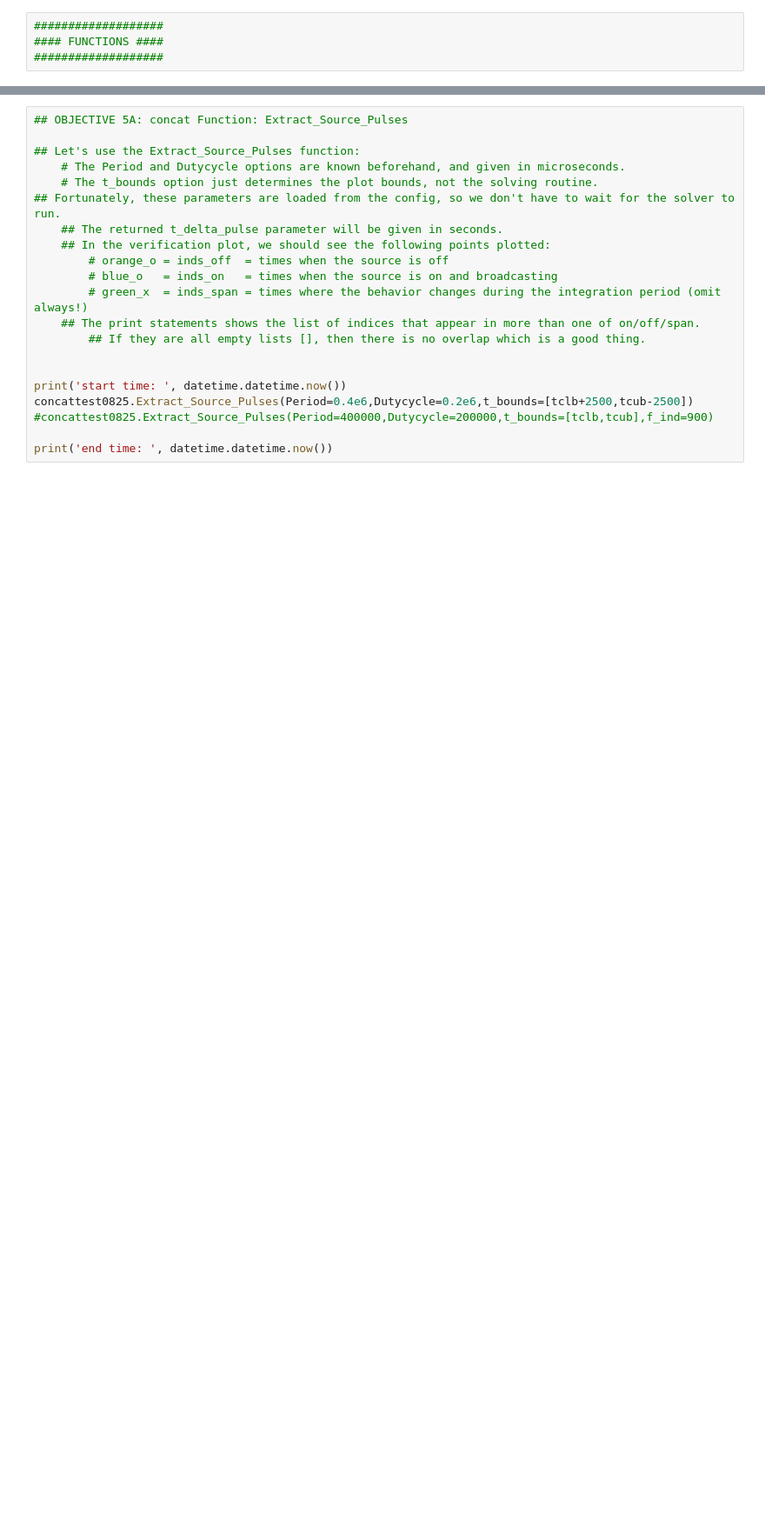
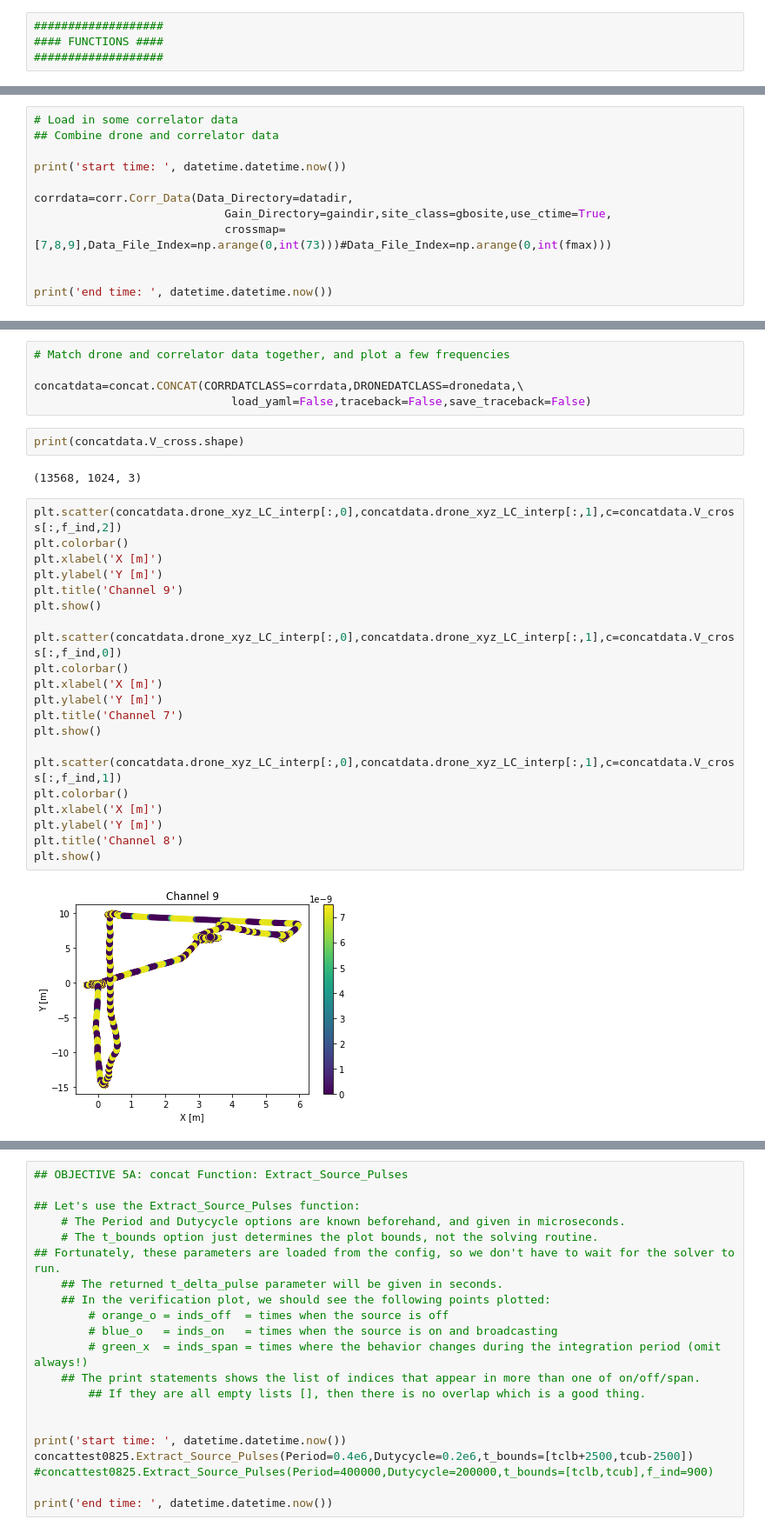
Before and after one commit to WrightLaboratory/newburghlabdrone, a Jupyter notebook: analysis/LBN_DNS_droneflights.ipynb, the cells around one changed output, grey strips where cells are left out. Shown: that part at 87% size. Cells and saved outputs as stored; diff of their text form; blank space fills up the shorter version.

Commit message:
updated to work through yaml readin

```diff
--- a/analysis/LBN_DNS_droneflights.ipynb
+++ b/analysis/LBN_DNS_droneflights.ipynb
@@ -165,0 +146,12 @@ legend()
+# %%
+# Load in some correlator data
+## Combine drone and correlator data
+
+print('start time: ', datetime.datetime.now())
+
+corrdata=corr.Corr_Data(Data_Directory=datadir,
+                            Gain_Directory=gaindir,site_class=gbosite,use_ctime=True,
+                            crossmap=[7,8,9],Data_File_Index=np.arange(0,int(73)))#Data_File_Index=np.arange(0,int(fmax)))
+
+
+print('end time: ', datetime.datetime.now())
@@ -165,0 +190,32 @@ legend()
+# %%
+# Match drone and correlator data together, and plot a few frequencies
+
+concatdata=concat.CONCAT(CORRDATCLASS=corrdata,DRONEDATCLASS=dronedata,\
+                             load_yaml=False,traceback=False,save_traceback=False)
+# %%
+print(concatdata.V_cross.shape)
+# %% [output]
+(13568, 1024, 3)
+# %%
+plt.scatter(concatdata.drone_xyz_LC_interp[:,0],concatdata.drone_xyz_LC_interp[:,1],c=concatdata.V_cross[:,f_ind,2])
+plt.colorbar()
+plt.xlabel('X [m]')
+plt.ylabel('Y [m]')
+plt.title('Channel 9')
+plt.show()
+
+plt.scatter(concatdata.drone_xyz_LC_interp[:,0],concatdata.drone_xyz_LC_interp[:,1],c=concatdata.V_cross[:,f_ind,0])
+plt.colorbar()
+plt.xlabel('X [m]')
+plt.ylabel('Y [m]')
+plt.title('Channel 7')
+plt.show()
+
+plt.scatter(concatdata.drone_xyz_LC_interp[:,0],concatdata.drone_xyz_LC_interp[:,1],c=concatdata.V_cross[:,f_ind,1])
+plt.colorbar()
+plt.xlabel('X [m]')
+plt.ylabel('Y [m]')
+plt.title('Channel 8')
+plt.show()
+# %% [output]
+[figure, added]
```
Also changed, not shown: parts of 23 cells of this notebook.
